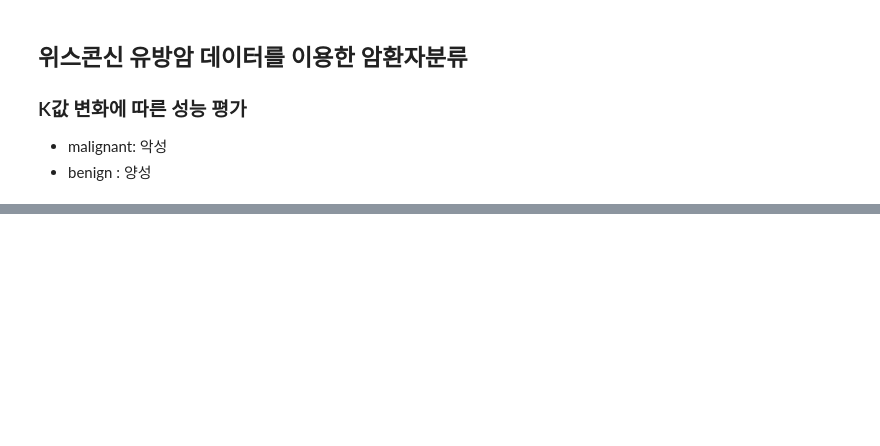
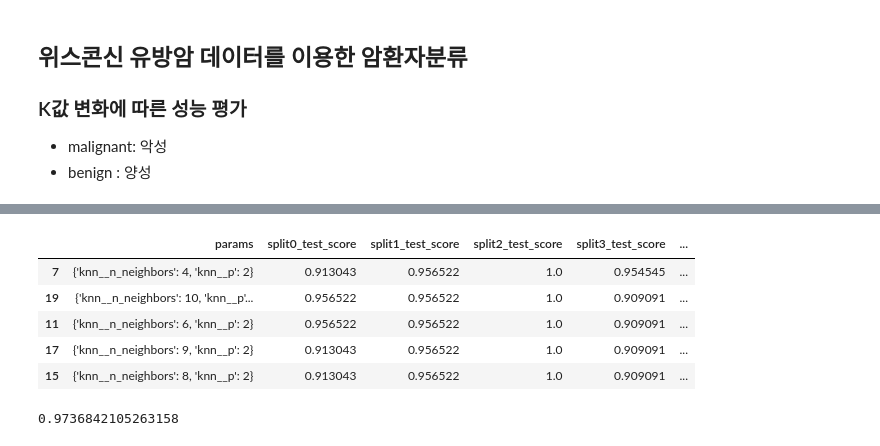
Before and after one commit to purple-cabbage0030/class_review, a Jupyter notebook: 11.MachineLearning/07_지도학습_최근접이웃.ipynb, the cells around one changed output, grey strips where cells are left out. Cells and saved outputs as stored; diff of their text form; code cells hidden in the pictures; blank space fills up the shorter version.

```diff
--- a/11.MachineLearning/07_지도학습_최근접이웃.ipynb
+++ b/11.MachineLearning/07_지도학습_최근접이웃.ipynb
@@ -56,0 +192,16 @@ $$
+# %%
+# MinMaxScaler
+order = [
+    ('scaler', MinMaxScaler()),
+    ('knn', KNeighborsClassifier())
+]
+pl = Pipeline(order, verbose=True)
+
+# GridSearchCV
+param = {
+    "knn__n_neighbors":range(1,11),
+    "knn__p":[1,2]
+}
+gs = GridSearchCV(pl, param, scoring='accuracy', cv=5, n_jobs=-1)
+
+gs.fit(X_train, y_train)
@@ -56,0 +218,15 @@ $$
+# %%
+result_df = pd.DataFrame(gs.cv_results_)
+result_df[result_df.columns[6:]].sort_values('rank_test_score').head()
+# %% [output]
+|  | params | split0_test_score | split1_test_score | split2_test_score | split3_test_score | ... |
+| 7 | {'knn__n_neighbors': 4, 'knn__p': 2} | 0.913043 | 0.956522 | 1.0 | 0.954545 | ... |
+| 19 | {'knn__n_neighbors': 10, 'knn__p'... | 0.956522 | 0.956522 | 1.0 | 0.909091 | ... |
+| 11 | {'knn__n_neighbors': 6, 'knn__p': 2} | 0.956522 | 0.956522 | 1.0 | 0.909091 | ... |
+| 17 | {'knn__n_neighbors': 9, 'knn__p': 2} | 0.913043 | 0.956522 | 1.0 | 0.909091 | ... |
+| 15 | {'knn__n_neighbors': 8, 'knn__p': 2} | 0.913043 | 0.956522 | 1.0 | 0.909091 | ... |
+# %%
+best_model = gs.best_estimator_
+accuracy_score(y_test, best_model.predict(X_test))
+# %% [output]
+0.9736842105263158
```
Also changed, not shown: parts of 20 cells of this notebook.
